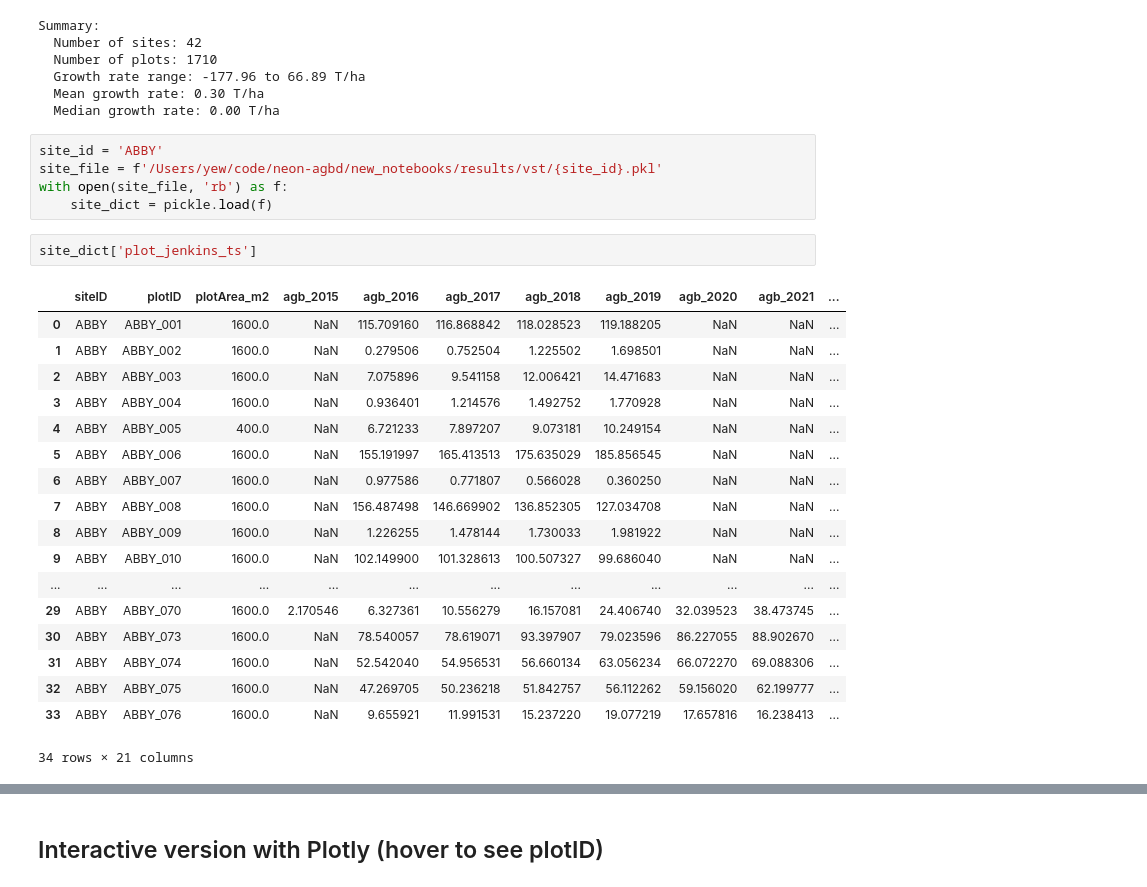
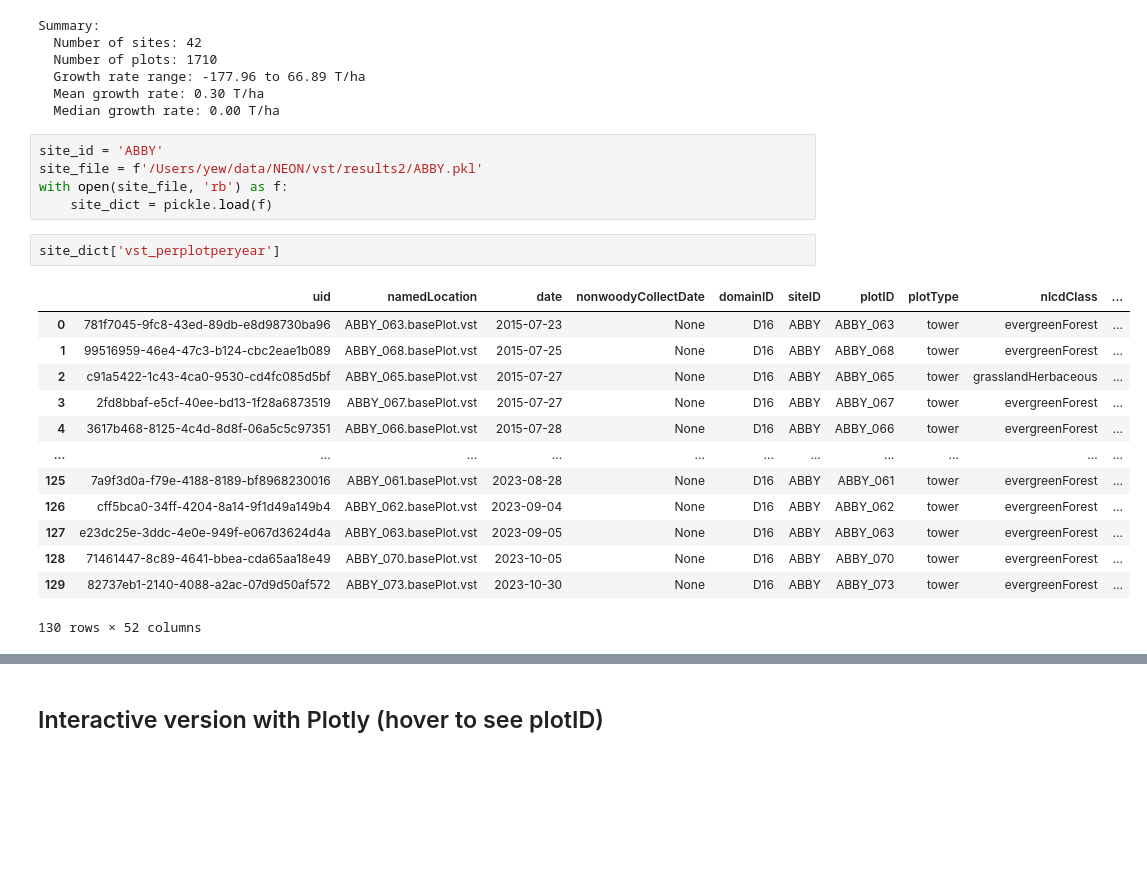
Before and after one commit to sibley/neon-agbd, a Jupyter notebook: new_notebooks/plot_results.ipynb, the cells around one changed output, grey strips where cells are left out. Drawn from its saved outputs; the diff is of its cells as text; blank space fills up the shorter version.

```diff
--- a/new_notebooks/plot_results.ipynb
+++ b/new_notebooks/plot_results.ipynb
@@ -79,27 +79,22 @@ Summary:
   Median growth rate: 0.00 T/ha
 # %%
 site_id = 'ABBY'
-site_file = f'/Users/yew/code/neon-agbd/new_notebooks/results/vst/{site_id}.pkl'
+site_file = f'/Users/yew/data/NEON/vst/results2/ABBY.pkl'
 with open(site_file, 'rb') as f:
 	site_dict = pickle.load(f)
 # %%
-site_dict['plot_jenkins_ts']
+site_dict['vst_perplotperyear']
 # %% [output]
-|  | siteID | plotID | plotArea_m2 | agb_2015 | agb_2016 | agb_2017 | agb_2018 | agb_2019 | agb_2020 | agb_2021 | ... |
-| 0 | ABBY | ABBY_001 | 1600.0 | NaN | 115.709160 | 116.868842 | 118.028523 | 119.188205 | NaN | NaN | ... |
-| 1 | ABBY | ABBY_002 | 1600.0 | NaN | 0.279506 | 0.752504 | 1.225502 | 1.698501 | NaN | NaN | ... |
-| 2 | ABBY | ABBY_003 | 1600.0 | NaN | 7.075896 | 9.541158 | 12.006421 | 14.471683 | NaN | NaN | ... |
-| 3 | ABBY | ABBY_004 | 1600.0 | NaN | 0.936401 | 1.214576 | 1.492752 | 1.770928 | NaN | NaN | ... |
-| 4 | ABBY | ABBY_005 | 400.0 | NaN | 6.721233 | 7.897207 | 9.073181 | 10.249154 | NaN | NaN | ... |
-| 5 | ABBY | ABBY_006 | 1600.0 | NaN | 155.191997 | 165.413513 | 175.635029 | 185.856545 | NaN | NaN | ... |
-| 6 | ABBY | ABBY_007 | 1600.0 | NaN | 0.977586 | 0.771807 | 0.566028 | 0.360250 | NaN | NaN | ... |
-| 7 | ABBY | ABBY_008 | 1600.0 | NaN | 156.487498 | 146.669902 | 136.852305 | 127.034708 | NaN | NaN | ... |
-| 8 | ABBY | ABBY_009 | 1600.0 | NaN | 1.226255 | 1.478144 | 1.730033 | 1.981922 | NaN | NaN | ... |
-| 9 | ABBY | ABBY_010 | 1600.0 | NaN | 102.149900 | 101.328613 | 100.507327 | 99.686040 | NaN | NaN | ... |
-| ... | ... | ... | ... | ... | ... | ... | ... | ... | ... | ... | ... |
-| 29 | ABBY | ABBY_070 | 1600.0 | 2.170546 | 6.327361 | 10.556279 | 16.157081 | 24.406740 | 32.039523 | 38.473745 | ... |
-| 30 | ABBY | ABBY_073 | 1600.0 | NaN | 78.540057 | 78.619071 | 93.397907 | 79.023596 | 86.227055 | 88.902670 | ... |
-| 31 | ABBY | ABBY_074 | 1600.0 | NaN | 52.542040 | 54.956531 | 56.660134 | 63.056234 | 66.072270 | 69.088306 | ... |
-| 32 | ABBY | ABBY_075 | 1600.0 | NaN | 47.269705 | 50.236218 | 51.842757 | 56.112262 | 59.156020 | 62.199777 | ... |
-| 33 | ABBY | ABBY_076 | 1600.0 | NaN | 9.655921 | 11.991531 | 15.237220 | 19.077219 | 17.657816 | 16.238413 | ... |
+|  | uid | namedLocation | date | nonwoodyCollectDate | domainID | siteID | plotID | plotType | nlcdClass | ... |
+| 0 | 781f7045-9fc8-43ed-89db-e8d98730ba96 | ABBY_063.basePlot.vst | 2015-07-23 | None | D16 | ABBY | ABBY_063 | tower | evergreenForest | ... |
+| 1 | 99516959-46e4-47c3-b124-cbc2eae1b089 | ABBY_068.basePlot.vst | 2015-07-25 | None | D16 | ABBY | ABBY_068 | tower | evergreenForest | ... |
+| 2 | c91a5422-1c43-4ca0-9530-cd4fc085d5bf | ABBY_065.basePlot.vst | 2015-07-27 | None | D16 | ABBY | ABBY_065 | tower | grasslandHerbaceous | ... |
+| 3 | 2fd8bbaf-e5cf-40ee-bd13-1f28a6873519 | ABBY_067.basePlot.vst | 2015-07-27 | None | D16 | ABBY | ABBY_067 | tower | evergreenForest | ... |
+| 4 | 3617b468-8125-4c4d-8d8f-06a5c5c97351 | ABBY_066.basePlot.vst | 2015-07-28 | None | D16 | ABBY | ABBY_066 | tower | evergreenForest | ... |
+| ... | ... | ... | ... | ... | ... | ... | ... | ... | ... | ... |
+| 125 | 7a9f3d0a-f79e-4188-8189-bf8968230016 | ABBY_061.basePlot.vst | 2023-08-28 | None | D16 | ABBY | ABBY_061 | tower | evergreenForest | ... |
+| 126 | cff5bca0-34ff-4204-8a14-9f1d49a149b4 | ABBY_062.basePlot.vst | 2023-09-04 | None | D16 | ABBY | ABBY_062 | tower | evergreenForest | ... |
+| 127 | e23dc25e-3ddc-4e0e-949f-e067d3624d4a | ABBY_063.basePlot.vst | 2023-09-05 | None | D16 | ABBY | ABBY_063 | tower | evergreenForest | ... |
+| 128 | 71461447-8c89-4641-bbea-cda65aa18e49 | ABBY_070.basePlot.vst | 2023-10-05 | None | D16 | ABBY | ABBY_070 | tower | evergreenForest | ... |
+| 129 | 82737eb1-2140-4088-a2ac-07d9d50af572 | ABBY_073.basePlot.vst | 2023-10-30 | None | D16 | ABBY | ABBY_073 | tower | evergreenForest | ... |
-34 rows × 21 columns
+130 rows × 52 columns
```
Also changed, not shown: parts of 4 cells of this notebook, 4 other files.
